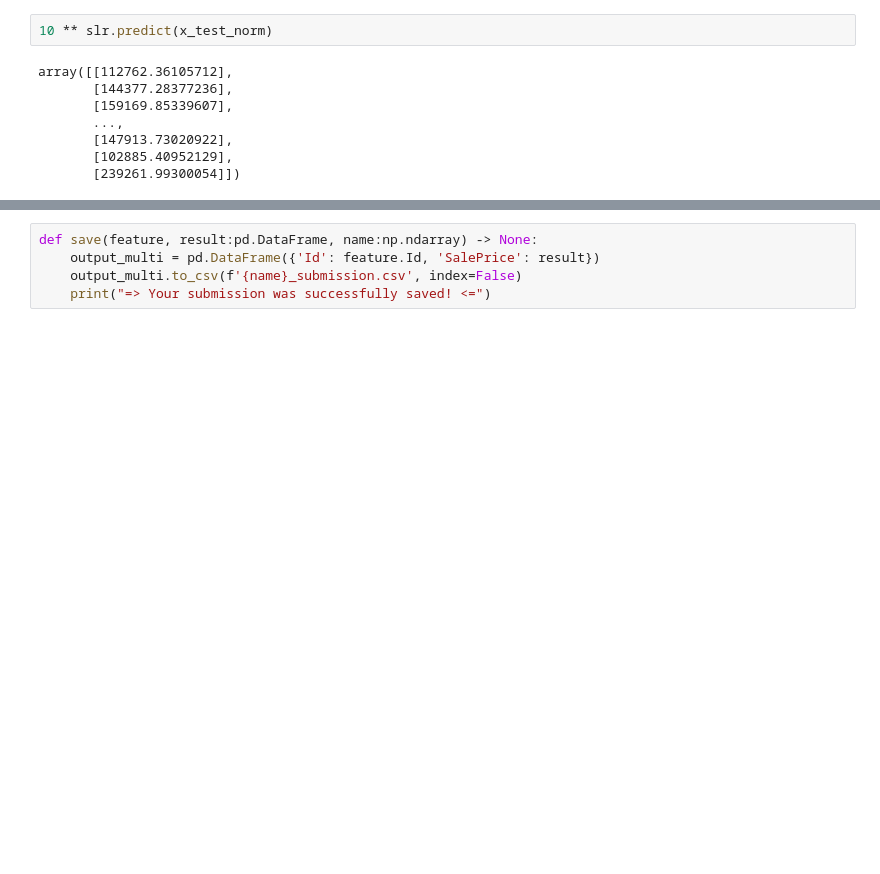
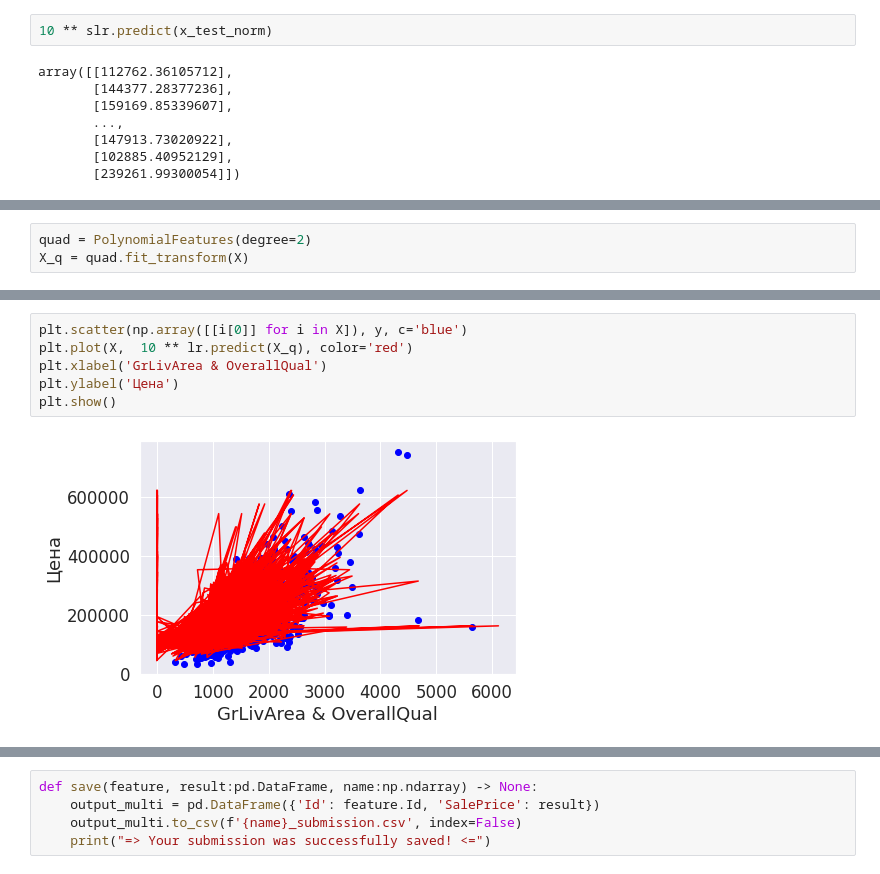
Before and after one commit to as1mple/labs_ds_courses, a Jupyter notebook: Predict_house_price.ipynb, the cells around one changed output, grey strips where cells are left out. Drawn from its saved outputs; the diff is of its cells as text; blank space fills up the shorter version.

```diff
--- a/Predict_house_price.ipynb
+++ b/Predict_house_price.ipynb
@@ -186,0 +199,3 @@ plt.show()
+# %%
+quad = PolynomialFeatures(degree=2)
+X_q = quad.fit_transform(X)
@@ -186,0 +211,8 @@ plt.show()
+# %%
+plt.scatter(np.array([[i[0]] for i in X]), y, c='blue')
+plt.plot(X,  10 ** lr.predict(X_q), color='red')
+plt.xlabel('GrLivArea & OverallQual')
+plt.ylabel('Цена')
+plt.show()
+# %% [output]
+[figure, added]
```
Also changed, not shown: parts of 11 cells of this notebook.
